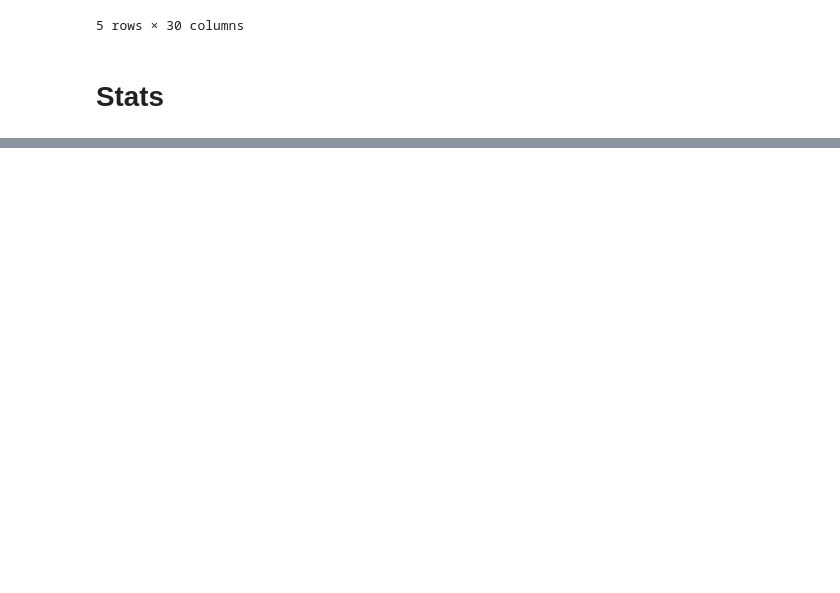
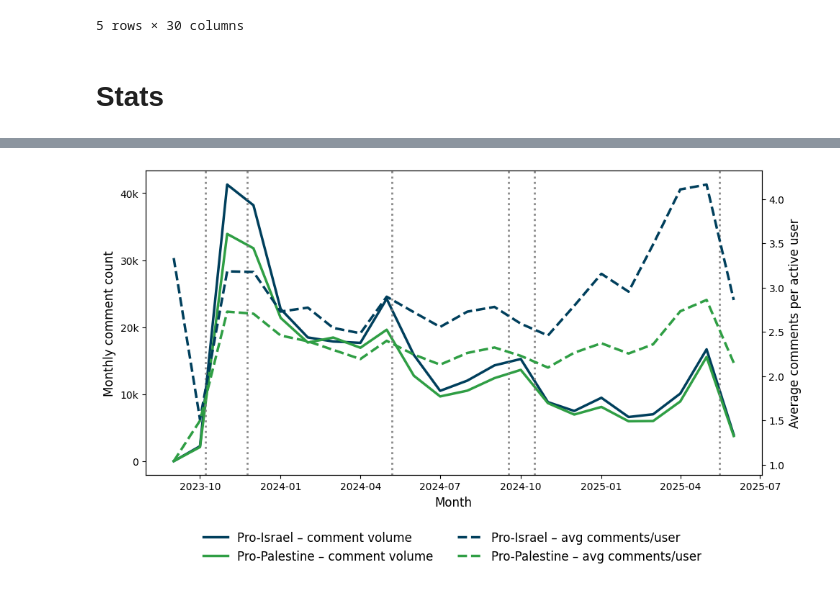
Before and after one commit to shaharoded/Israel-Palestine-War-Reddit-Analysis, a Jupyter notebook: StatisticalSignificance.ipynb, the cells around one changed output, grey strips where cells are left out. Drawn from its saved outputs; the diff is of its cells as text; code cells hidden in the pictures; blank space fills up the shorter version.

```diff
--- a/StatisticalSignificance.ipynb
+++ b/StatisticalSignificance.ipynb
@@ -182,0 +228,82 @@ pretty[pretty['feature']=='belief_score']
+# %%
+# Font sizes tuned for single-column figures
+AXIS_LABEL_SIZE = 12
+TICK_LABEL_SIZE = 10
+LEGEND_SIZE = 12
+
+colors = {
+    "Pro-Israel": "#003f5c",
+    "Pro-Palestine": "#2f9e44"
+}
+
+events = [
+    ("Oct 7th\nAttack", datetime(2023, 10, 7)),
+    ("First\nCeasefire", datetime(2023, 11, 24)),
+    ("Rafah\nOperation", datetime(2024, 5, 7)),
+    ("Beeper\nOperation", datetime(2024, 9, 17)),
+    ("Sinwar\nAssassination", datetime(2024, 10, 17)),
+    ("Merkavot\nGideon", datetime(2025, 5, 16)),
+]
+
+fig, ax1 = plt.subplots(figsize=(10, 5))
+ax2 = ax1.twinx()
+
+for stance in ["Pro-Israel", "Pro-Palestine"]:
+    data = monthly[monthly["predicted_label"] == stance]
+
+    # Comment volume (solid line)
+    ax1.plot(
+        data["month"],
+        data["comment_count"],
+        label=f"{stance} – comment volume",
+        color=colors[stance],
+        linewidth=2.5
+    )
+
+    # Avg comments per user (dashed line)
+    ax2.plot(
+        data["month"],
+        data["avg_comments_per_user"],
+        label=f"{stance} – avg comments/user",
+        color=colors[stance],
+        linestyle="--",
+        linewidth=2.5
+    )
+
+# Event lines
+for _, date in events:
+    ax1.axvline(
+        date,
+        color="gray",
+        linestyle=":",
+        linewidth=2,
+        alpha=0.9
+    )
+
+ax1.yaxis.set_major_formatter(
+    FuncFormatter(lambda x, pos: f"{int(x/1000)}k" if x >= 1000 else f"{int(x)}")
+)
+
+ax1.set_ylabel("Monthly comment count", fontsize=AXIS_LABEL_SIZE)
+ax2.set_ylabel("Average comments per active user", fontsize=AXIS_LABEL_SIZE)
+ax1.set_xlabel("Month", fontsize=AXIS_LABEL_SIZE)
+ax1.tick_params(axis="both", labelsize=TICK_LABEL_SIZE)
+ax2.tick_params(axis="y", labelsize=TICK_LABEL_SIZE)
+
+# Legend (combined)
+lines1, labels1 = ax1.get_legend_handles_labels()
+lines2, labels2 = ax2.get_legend_handles_labels()
+fig.legend(
+    lines1 + lines2,
+    labels1 + labels2,
+    loc="lower center",
+    ncol=2,
+    frameon=False,
+    bbox_to_anchor=(0.5, -0.15),
+    fontsize=LEGEND_SIZE
+)
+
+plt.tight_layout()
+plt.show()
+# %% [output]
+[figure, added]
```
Also changed, not shown: parts of 8 cells of this notebook, 2 other files.
